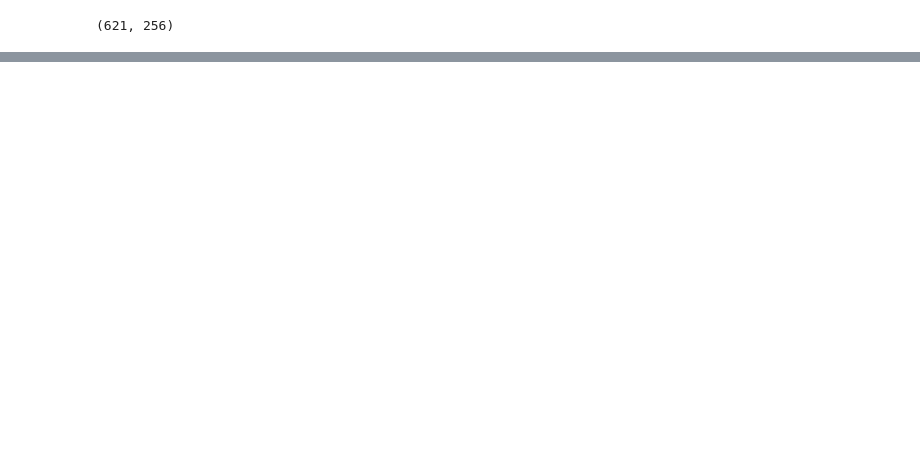
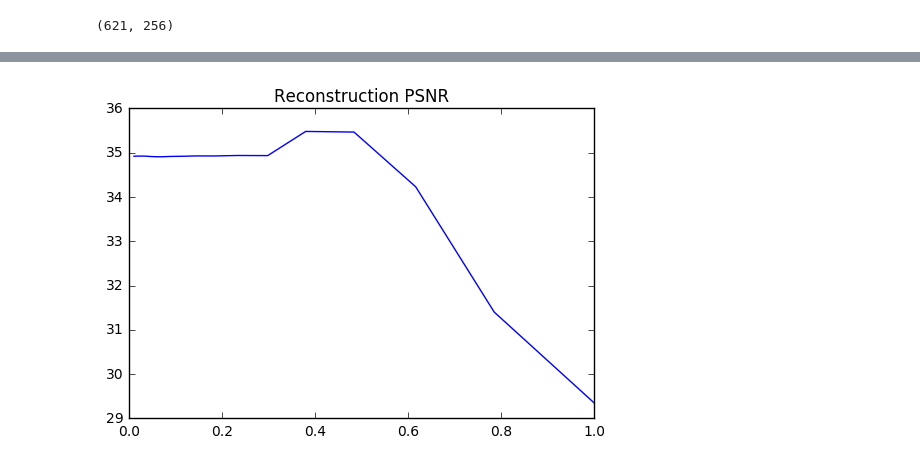
Before and after one commit to Lextal/sipproj, a Jupyter notebook: stoi.ipynb, the cells around one changed output, grey strips where cells are left out. Cells and saved outputs as stored; diff of their text form; code cells hidden in the pictures; blank space fills up the shorter version.

```diff
--- a/stoi.ipynb
+++ b/stoi.ipynb
@@ -166,0 +375,6 @@ plt.show()
+# %%
+plt.plot(lambdas, psnrs)
+plt.title('Reconstruction PSNR')
+plt.show()
+# %% [output]
+[figure, added]
```
Also changed, not shown: parts of 17 cells of this notebook.
